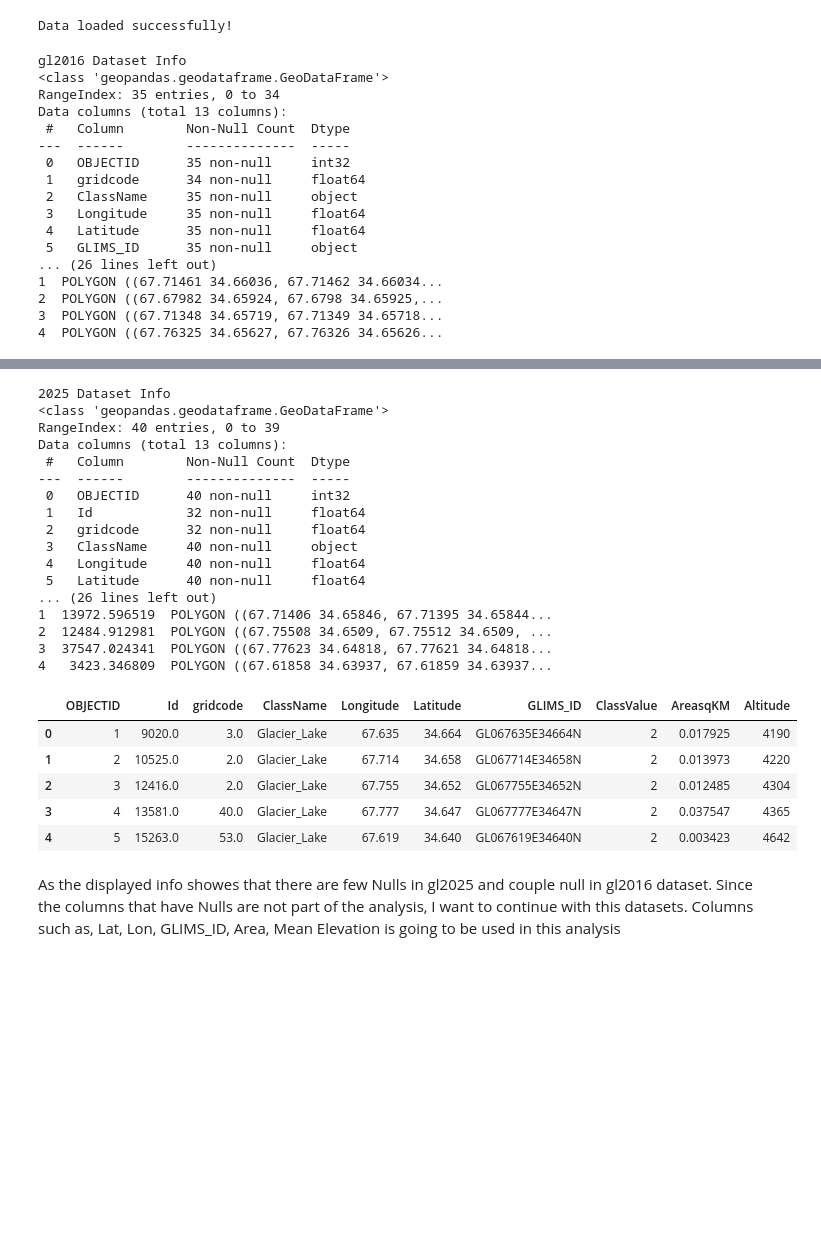
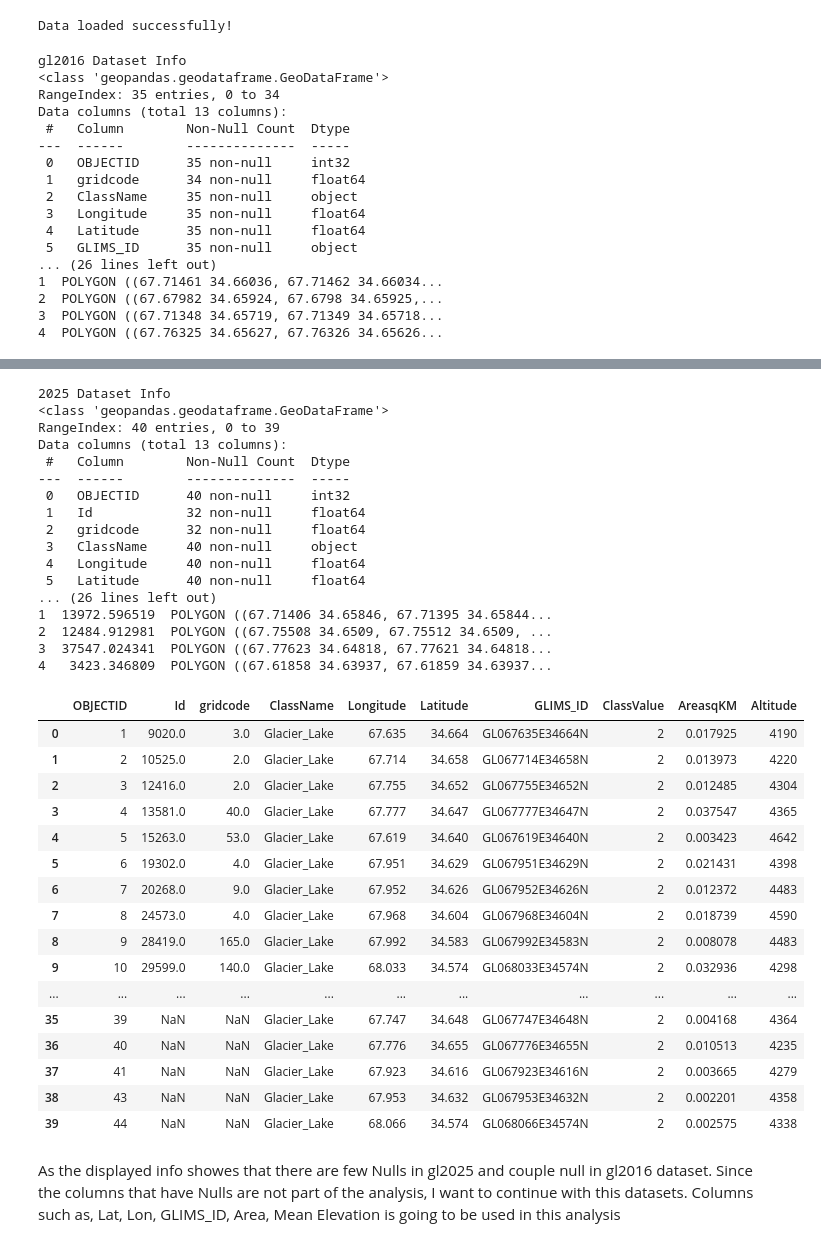
Before and after one commit to Amanullah-Anwari/Baba-Mountain-Glacier-Lakes-2016---2025, a Jupyter notebook: Notebook/glacier-lake-change-assessment-2016-2025.ipynb, the cells around one changed output, grey strips where cells are left out. Cells and saved outputs as stored; diff of their text form; code cells hidden in the pictures; blank space fills up the shorter version.

```diff
--- a/Notebook/glacier-lake-change-assessment-2016-2025.ipynb
+++ b/Notebook/glacier-lake-change-assessment-2016-2025.ipynb
@@ -34,12 +34,12 @@ print('gl2016 Dataset Info')
 print(Lakes_16.info())
 print(Lakes_16.head())
 columns_to_hide = ['geometry', 'Shape_Leng', 'Shape_Area','Shape_Length']
-display(Lakes_16.drop(columns=columns_to_hide).head())
+display(Lakes_16.drop(columns=columns_to_hide).head(35))
 print('2025 Dataset Info')
 print(lakes_25.info())
 print(lakes_25.head())
 columns_to_hide = ['geometry', 'Shape_Length', 'Shape_Area']
-display(lakes_25.drop(columns=columns_to_hide).head())
+display(lakes_25.drop(columns=columns_to_hide).head(40))
 # %% [output]
 gl2016 Dataset Info
 <class 'geopandas.geodataframe.GeoDataFrame'>
@@ -67,26 +78,37 @@ Data columns (total 13 columns):
 2025 Dataset Info
 <class 'geopandas.geodataframe.GeoDataFrame'>
 RangeIndex: 40 entries, 0 to 39
 Data columns (total 13 columns):
  #   Column        Non-Null Count  Dtype
 ---  ------        --------------  -----
  0   OBJECTID      40 non-null     int32
  1   Id            32 non-null     float64
  2   gridcode      32 non-null     float64
  3   ClassName     40 non-null     object
  4   Longitude     40 non-null     float64
  5   Latitude      40 non-null     float64
 ... (26 lines left out)
 1  13972.596519  POLYGON ((67.71406 34.65846, 67.71395 34.65844...
 2  12484.912981  POLYGON ((67.75508 34.6509, 67.75512 34.6509, ...
 3  37547.024341  POLYGON ((67.77623 34.64818, 67.77621 34.64818...
 4   3423.346809  POLYGON ((67.61858 34.63937, 67.61859 34.63937...
 |  | OBJECTID | Id | gridcode | ClassName | Longitude | Latitude | GLIMS_ID | ClassValue | AreasqKM | Altitude |
 | 0 | 1 | 9020.0 | 3.0 | Glacier_Lake | 67.635 | 34.664 | GL067635E34664N | 2 | 0.017925 | 4190 |
 | 1 | 2 | 10525.0 | 2.0 | Glacier_Lake | 67.714 | 34.658 | GL067714E34658N | 2 | 0.013973 | 4220 |
 | 2 | 3 | 12416.0 | 2.0 | Glacier_Lake | 67.755 | 34.652 | GL067755E34652N | 2 | 0.012485 | 4304 |
 | 3 | 4 | 13581.0 | 40.0 | Glacier_Lake | 67.777 | 34.647 | GL067777E34647N | 2 | 0.037547 | 4365 |
 | 4 | 5 | 15263.0 | 53.0 | Glacier_Lake | 67.619 | 34.640 | GL067619E34640N | 2 | 0.003423 | 4642 |
+| 5 | 6 | 19302.0 | 4.0 | Glacier_Lake | 67.951 | 34.629 | GL067951E34629N | 2 | 0.021431 | 4398 |
+| 6 | 7 | 20268.0 | 9.0 | Glacier_Lake | 67.952 | 34.626 | GL067952E34626N | 2 | 0.012372 | 4483 |
+| 7 | 8 | 24573.0 | 4.0 | Glacier_Lake | 67.968 | 34.604 | GL067968E34604N | 2 | 0.018739 | 4590 |
+| 8 | 9 | 28419.0 | 165.0 | Glacier_Lake | 67.992 | 34.583 | GL067992E34583N | 2 | 0.008078 | 4483 |
+| 9 | 10 | 29599.0 | 140.0 | Glacier_Lake | 68.033 | 34.574 | GL068033E34574N | 2 | 0.032936 | 4298 |
+| ... | ... | ... | ... | ... | ... | ... | ... | ... | ... | ... |
+| 35 | 39 | NaN | NaN | Glacier_Lake | 67.747 | 34.648 | GL067747E34648N | 2 | 0.004168 | 4364 |
+| 36 | 40 | NaN | NaN | Glacier_Lake | 67.776 | 34.655 | GL067776E34655N | 2 | 0.010513 | 4235 |
+| 37 | 41 | NaN | NaN | Glacier_Lake | 67.923 | 34.616 | GL067923E34616N | 2 | 0.003665 | 4279 |
+| 38 | 43 | NaN | NaN | Glacier_Lake | 67.953 | 34.632 | GL067953E34632N | 2 | 0.002201 | 4358 |
+| 39 | 44 | NaN | NaN | Glacier_Lake | 68.066 | 34.574 | GL068066E34574N | 2 | 0.002575 | 4338 |
 # %% [markdown]
 As the displayed info showes that there are few Nulls in gl2025 and couple null in gl2016 dataset.
 Since the columns that have Nulls are not part of the analysis, I want to continue with this datasets.
```
Also changed, not shown: parts of 4 cells of this notebook, 4 other files.
